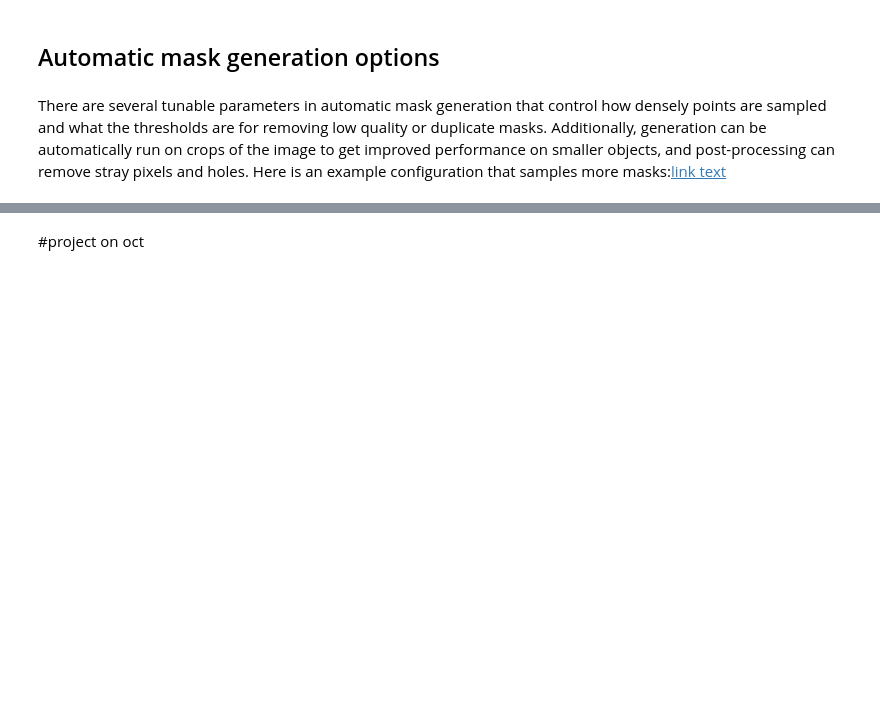
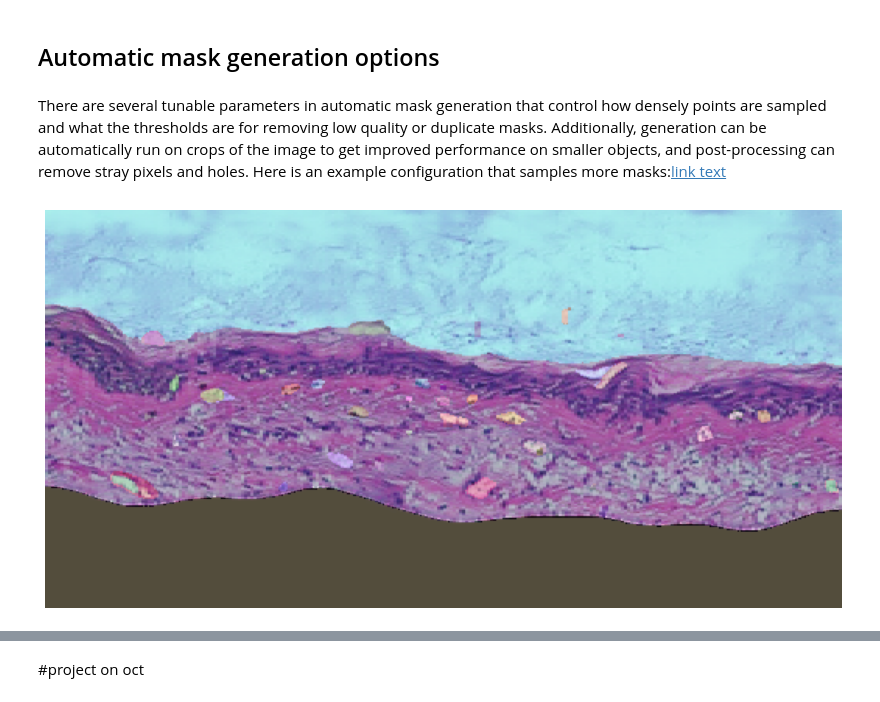
Before and after one commit to WinetraubLab/zero_shot_segmentation, a Jupyter notebook: zero_shot_segmentation_oct.ipynb, the cells around one changed output, grey strips where cells are left out. Saved outputs shown, nothing was run; the diff lists cells and outputs as text; code cells hidden in the pictures; blank space fills up the shorter version.

```diff
--- a/zero_shot_segmentation_oct.ipynb
+++ b/zero_shot_segmentation_oct.ipynb
@@ -17,3 +26,15 @@ visualize_oct2hist_outputs = True
+# %%
+#sam
+model=sam
+points_per_side=32
+pred_iou_thresh=0.90
+stability_score_thresh=0.95
+crop_n_layers=1
+crop_n_points_downscale_factor=2
+min_mask_region_area=3000
+
+sam_checkpoint = "sam_vit_h_4b8939.pth"
+model_type = "vit_h"
 # %% [markdown]
 #assumptions on input and oct2hist:
 # %%
@@ -586,2 +510,12 @@ mask_generator_2 = SamAutomaticMaskGenerator(
+# %%
+mask_generator_2 = SamAutomaticMaskGenerator(
+    model=sam,
+    points_per_side=points_per_side,
+    pred_iou_thresh=pred_iou_thresh,
+    stability_score_thresh=stability_score_thresh,
+    crop_n_layers=crop_n_layers,
+    crop_n_points_downscale_factor=crop_n_points_downscale_factor,
+    min_mask_region_area=min_mask_region_area,
+)
 # %%
 masks2 = mask_generator_2.generate(image)
@@ -590,7 +522,10 @@ len(masks2)
 # %%
-plt.figure(figsize=(20,20))
-plt.imshow(image)
-show_anns(masks2)
-plt.axis('off')
-plt.show()
+if visualize_sam_outputs:
+  plt.figure(figsize=(15,15))
+  plt.imshow(image)
+  show_anns(masks2)
+  plt.axis('off')
+  plt.show()
+# %% [output]
+[figure, added]
 # %%
```
Also changed, not shown: parts of 37 cells of this notebook.
